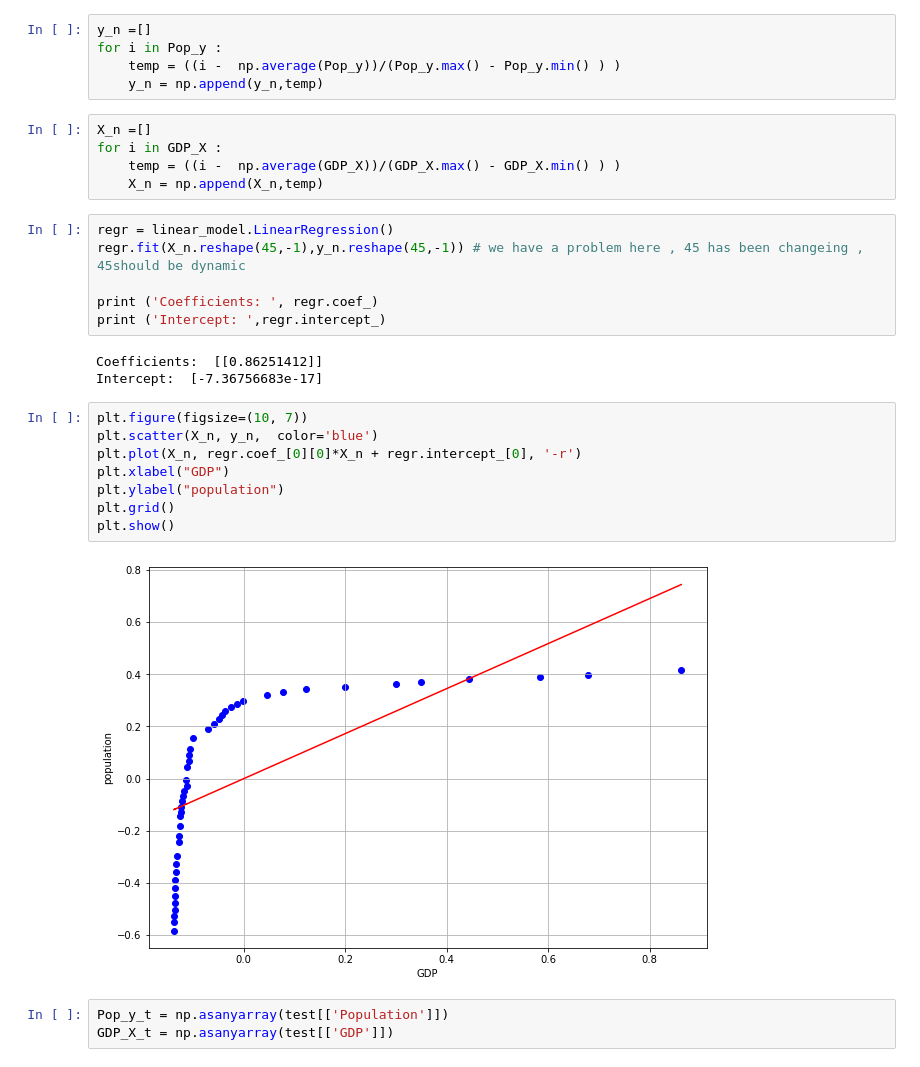
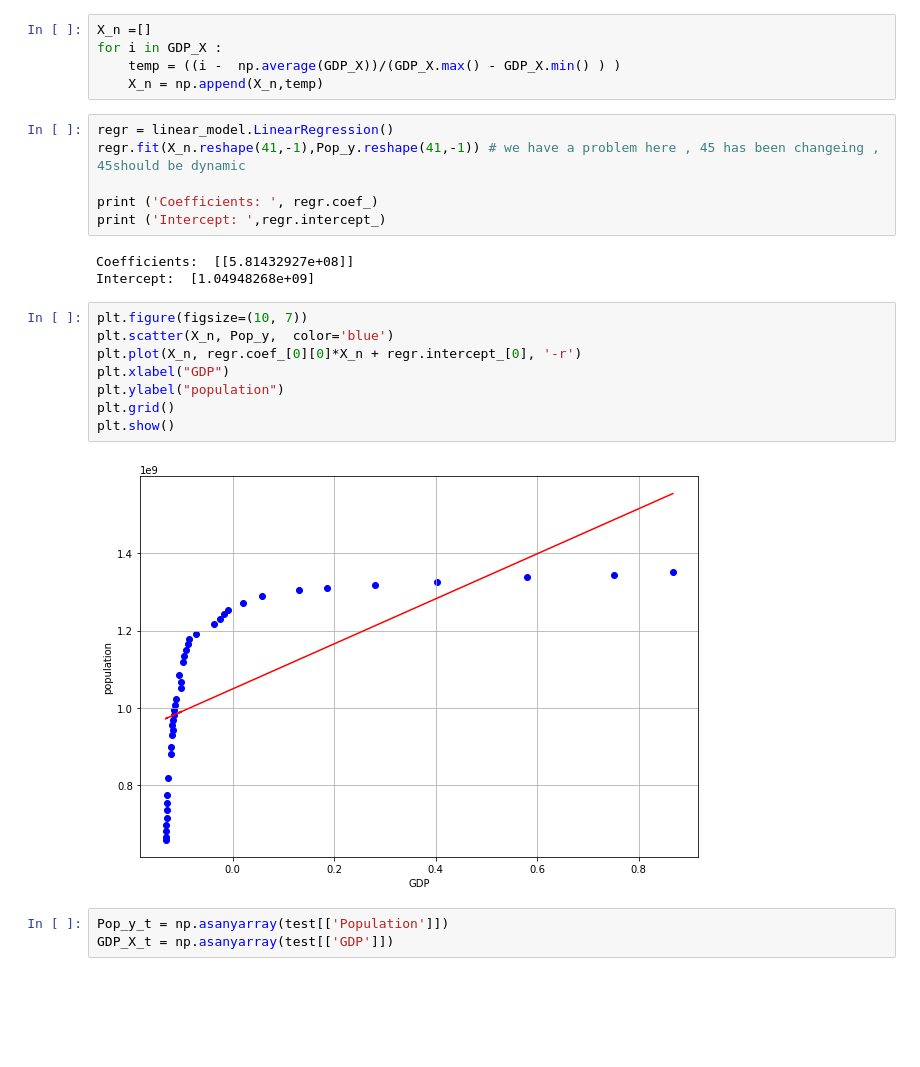
Before and after one commit to fatemepasandide/ML_examples, a Jupyter notebook: china population and GDP.ipynb, the cells around one changed output. Saved outputs shown, nothing was run; the diff lists cells and outputs as text; blank space fills up the shorter version.

```diff
--- a/china population and GDP.ipynb
+++ b/china population and GDP.ipynb
@@ -70,11 +70,6 @@ Pop_y = np.asanyarray(train[['Population']])
 GDP_X = np.asanyarray(train[['GDP']])
 # %% [markdown]
 #### Train Data Normalization
-# %%
-y_n =[]
-for i in Pop_y :
-    temp = ((i -  np.average(Pop_y))/(Pop_y.max() - Pop_y.min() ) )
-    y_n = np.append(y_n,temp)
 # %%
 X_n =[]
 for i in GDP_X :
@@ -82,23 +77,23 @@ for i in GDP_X :
     X_n = np.append(X_n,temp)
 # %%
 regr = linear_model.LinearRegression()
-regr.fit(X_n.reshape(45,-1),y_n.reshape(45,-1)) # we have a problem here , 45 has been changeing , 45should be dynamic
+regr.fit(X_n.reshape(41,-1),Pop_y.reshape(41,-1)) # we have a problem here , 45 has been changeing , 45should be dynamic
 
 print ('Coefficients: ', regr.coef_)
 print ('Intercept: ',regr.intercept_)
 # %% [output]
-Coefficients:  [[0.86251412]]
-Intercept:  [-7.36756683e-17]
+Coefficients:  [[5.81432927e+08]]
+Intercept:  [1.04948268e+09]
 # %%
 plt.figure(figsize=(10, 7))
-plt.scatter(X_n, y_n,  color='blue')
+plt.scatter(X_n, Pop_y,  color='blue')
 plt.plot(X_n, regr.coef_[0][0]*X_n + regr.intercept_[0], '-r')
 plt.xlabel("GDP")
 plt.ylabel("population")
 plt.grid()
 plt.show()
 # %% [output]
-[figure, old version]
+[figure, new version]
 # %%
 Pop_y_t = np.asanyarray(test[['Population']])
 GDP_X_t = np.asanyarray(test[['GDP']])
```
Also changed, not shown: parts of 11 cells of this notebook.
